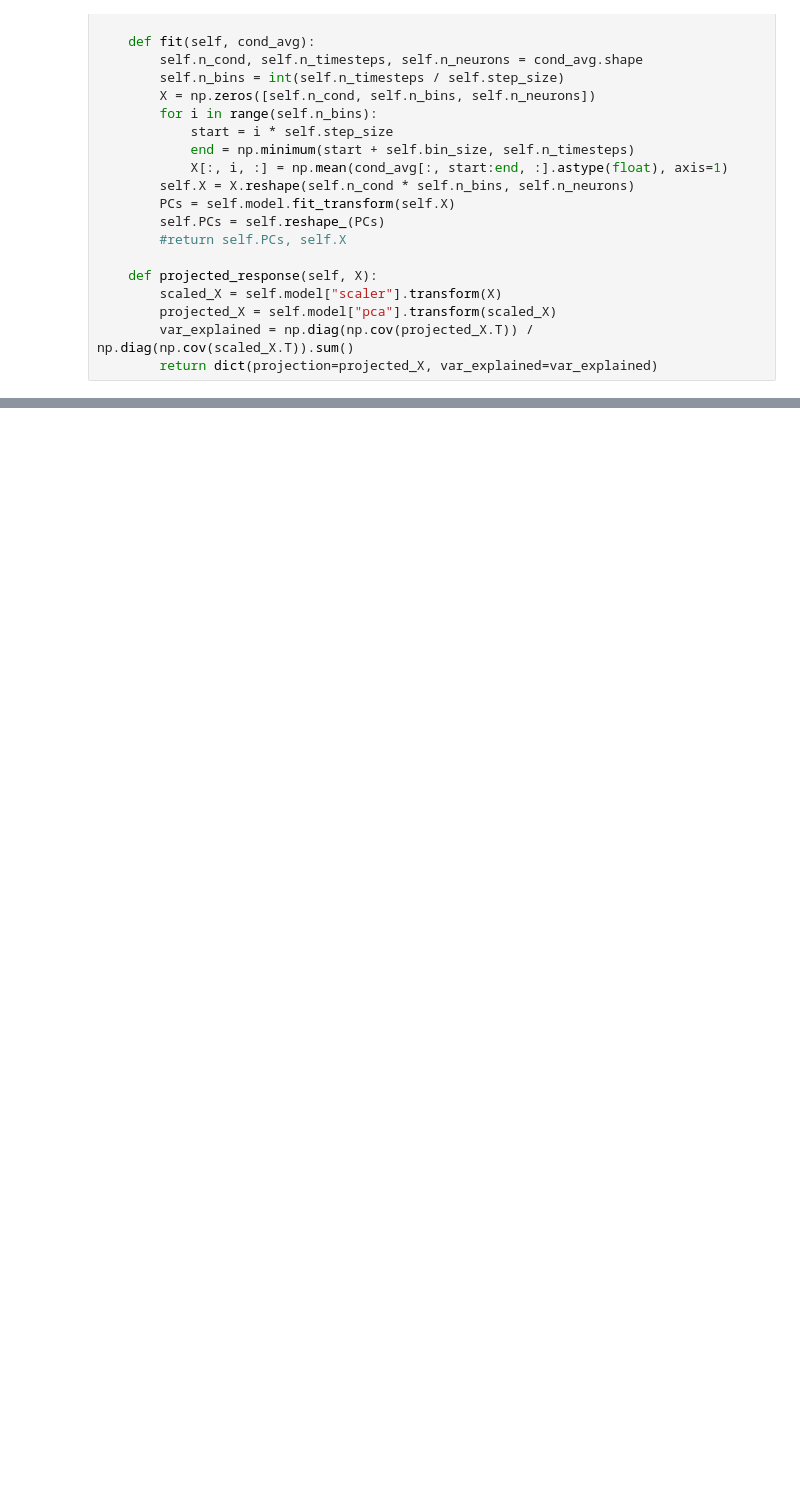
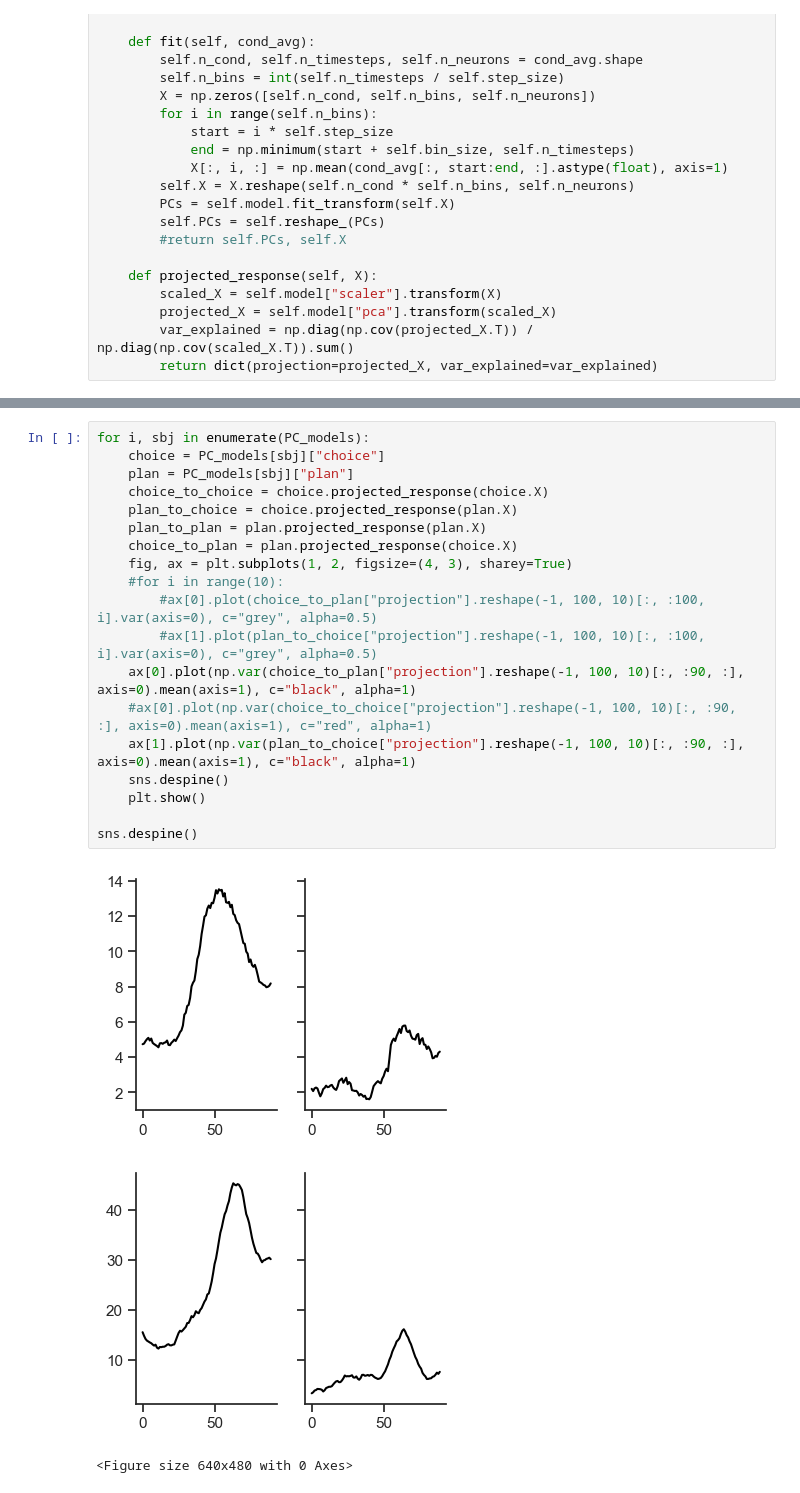
Before and after one commit to wjung21/PlanningDynamics, a Jupyter notebook: figures/fig4.ipynb, the cells around one changed output, grey strips where cells are left out. Drawn from its saved outputs; the diff is of its cells as text; blank space fills up the shorter version.

```diff
--- a/figures/fig4.ipynb
+++ b/figures/fig4.ipynb
@@ -463,0 +478,23 @@ KeyError: 'null_alignment'
+# %%
+for i, sbj in enumerate(PC_models):
+    choice = PC_models[sbj]["choice"]
+    plan = PC_models[sbj]["plan"]
+    choice_to_choice = choice.projected_response(choice.X)
+    plan_to_choice = choice.projected_response(plan.X)
+    plan_to_plan = plan.projected_response(plan.X)
+    choice_to_plan = plan.projected_response(choice.X)
+    fig, ax = plt.subplots(1, 2, figsize=(4, 3), sharey=True)
+    #for i in range(10):
+        #ax[0].plot(choice_to_plan["projection"].reshape(-1, 100, 10)[:, :100, i].var(axis=0), c="grey", alpha=0.5)
+        #ax[1].plot(plan_to_choice["projection"].reshape(-1, 100, 10)[:, :100, i].var(axis=0), c="grey", alpha=0.5)
+    ax[0].plot(np.var(choice_to_plan["projection"].reshape(-1, 100, 10)[:, :90, :], axis=0).mean(axis=1), c="black", alpha=1)
+    #ax[0].plot(np.var(choice_to_choice["projection"].reshape(-1, 100, 10)[:, :90, :], axis=0).mean(axis=1), c="red", alpha=1)
+    ax[1].plot(np.var(plan_to_choice["projection"].reshape(-1, 100, 10)[:, :90, :], axis=0).mean(axis=1), c="black", alpha=1)
+    sns.despine()
+    plt.show()
+
+sns.despine()
+# %% [output]
+[figure, added]
+[figure, added]
+<Figure size 640x480 with 0 Axes>
```
Also changed, not shown: parts of 13 cells of this notebook, 4 other files.
